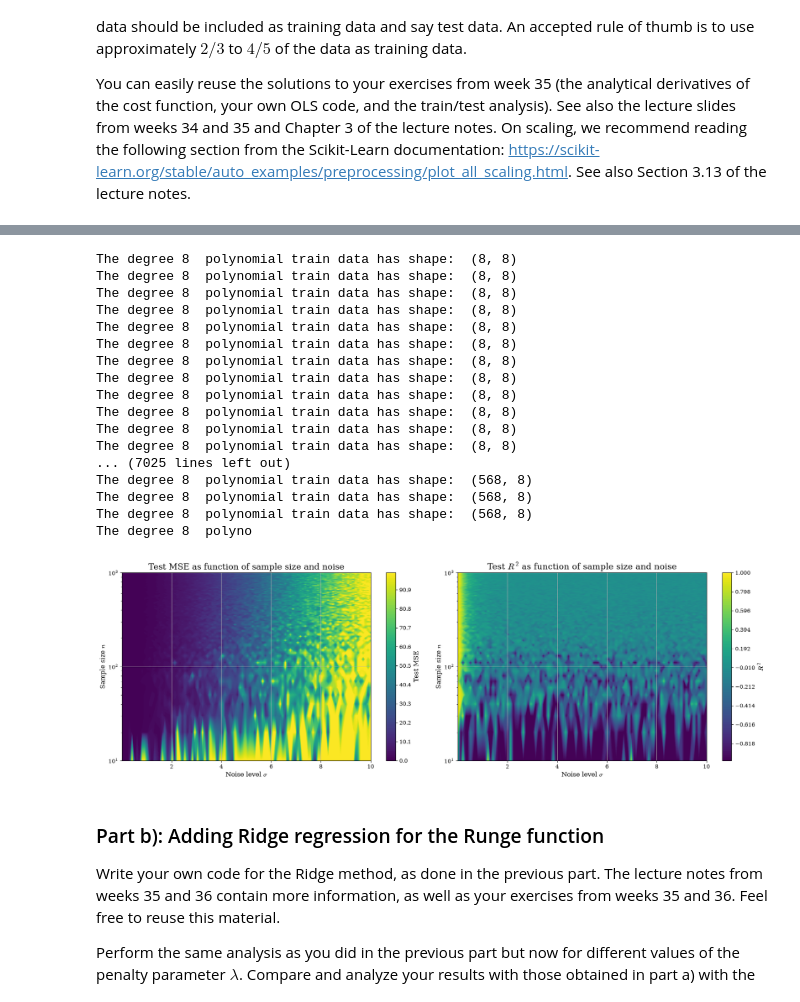
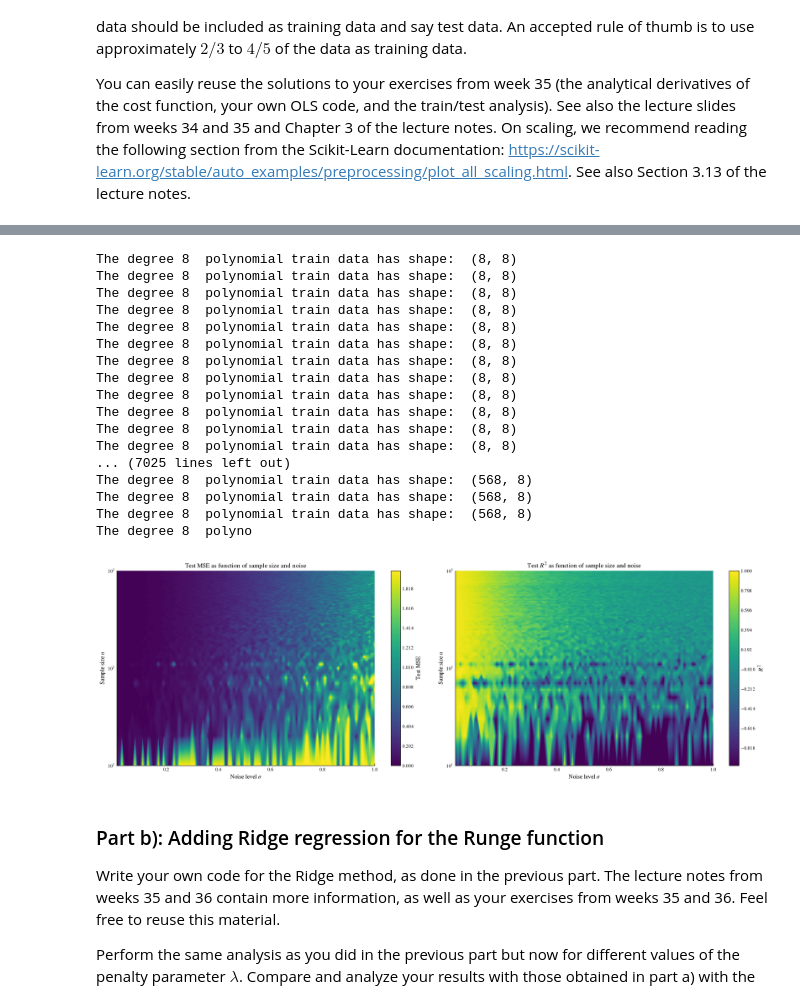
Before and after one commit to JOJ0O0O/MachineLearningUiO, a Jupyter notebook: doc/Projects/2026/Project1/Project1.ipynb, the cells around one changed output, grey strips where cells are left out. Cells and saved outputs as stored; diff of their text form; code cells hidden in the pictures.

```diff
--- a/doc/Projects/2026/Project1/Project1.ipynb
+++ b/doc/Projects/2026/Project1/Project1.ipynb
@@ -436,7 +476,7 @@ This therefore corresponds to usage level 2
 """
 
 n_values = np.linspace(10, 1000, 100)
-noise_values = np.linspace(0.01, 10.0, 100)
+noise_values = np.linspace(0.01, 1.0, 100)
 N_grid, noise_grid = np.meshgrid(n_values, noise_values, indexing='ij')
 
 mse_grid = np.empty_like(N_grid, dtype=float)
@@ -444,6 +484,7 @@ r2_grid = np.empty_like(N_grid, dtype=float)
 
 for i, n in enumerate(n_values):
     for j, sigma in enumerate(noise_values):
+        #rng = np.random.default_rng(2027)
         xsample = np.sort(rng.uniform(-1, 1, int(n)))
         ysample = runge(xsample) + rng.normal(0, sigma, int(n))
         xtrain, xtest, ytrain, ytest = sklearn.model_selection.train_test_split(
@@ -456,11 +497,11 @@ for i, n in enumerate(n_values):
         r2_grid[i, j] = r2_test
 
 # clip the color scale to the ranges requested for the report
-mse_plot = np.clip(mse_grid, 0.0, 100.0)
+mse_plot = np.clip(mse_grid, 0.0, 2.0)
 r2_plot = np.clip(r2_grid, -1., 1.0)
 
 fig, axes = plt.subplots(1, 2, figsize=(18, 6))
-levels_mse = np.linspace(0, 100, 100)
+levels_mse = np.linspace(0, 2, 100)
 levels_r2 = np.linspace(-1., 1., 100)
 
 cf1 = axes[0].contourf(noise_grid, N_grid, mse_plot, levels=levels_mse, cmap='viridis')
@@ -471,34 +512,34 @@ axes[0].set_title('Test MSE as function of sample size and noise')
 #axes[0].set_xscale('log')
 axes[0].set_yscale('log')
 
 cf2 = axes[1].contourf(noise_grid, N_grid, r2_plot, levels=levels_r2, cmap='viridis')
 fig.colorbar(cf2, ax=axes[1], label='$R^2$')
 axes[1].set_xlabel('Noise level $\\sigma$')
 axes[1].set_ylabel('Sample size $n$')
 axes[1].set_title('Test $R^2$ as function of sample size and noise')
 #axes[1].set_xscale('log')
 axes[1].set_yscale('log')
 
 plt.tight_layout()
 # %% [output]
 The degree 8  polynomial train data has shape:  (8, 8)
 The degree 8  polynomial train data has shape:  (8, 8)
 The degree 8  polynomial train data has shape:  (8, 8)
 The degree 8  polynomial train data has shape:  (8, 8)
 The degree 8  polynomial train data has shape:  (8, 8)
 The degree 8  polynomial train data has shape:  (8, 8)
 The degree 8  polynomial train data has shape:  (8, 8)
 The degree 8  polynomial train data has shape:  (8, 8)
 The degree 8  polynomial train data has shape:  (8, 8)
 The degree 8  polynomial train data has shape:  (8, 8)
 The degree 8  polynomial train data has shape:  (8, 8)
 The degree 8  polynomial train data has shape:  (8, 8)
 ... (7025 lines left out)
 The degree 8  polynomial train data has shape:  (568, 8)
 The degree 8  polynomial train data has shape:  (568, 8)
 The degree 8  polynomial train data has shape:  (568, 8)
 The degree 8  polyno
-[figure, old version]
+[figure, new version]
 # %% [markdown]
 ### Part b): Adding Ridge regression for the Runge function
 
```
Also changed, not shown: parts of 6 cells of this notebook, 5 other files.
